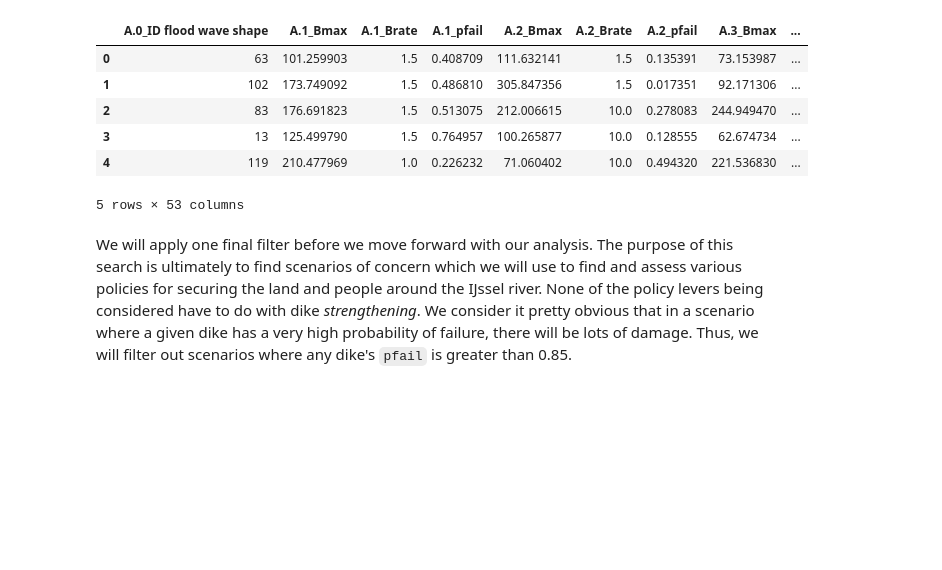
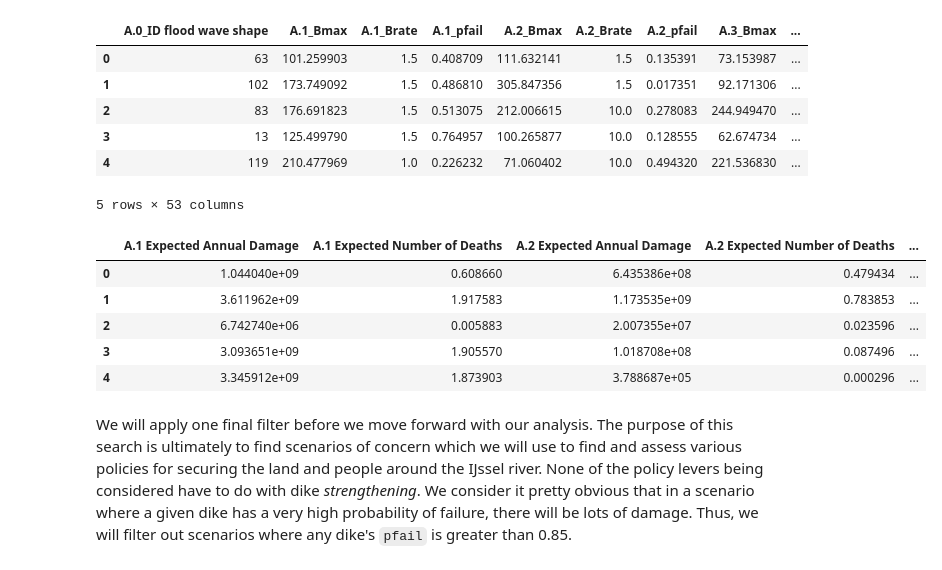
Before and after one commit to ghsher/epa1361_group15, a Jupyter notebook: final assignment/Scenario_Discovery.ipynb, the cells around one changed output. Cells and saved outputs as stored; diff of their text form; code cells hidden in the pictures; blank space fills up the shorter version.

```diff
--- a/final assignment/Scenario_Discovery.ipynb
+++ b/final assignment/Scenario_Discovery.ipynb
@@ -15,7 +15,7 @@ from ema_workbench.analysis import prim
 # %%
 experiment_datetime = "base_case" ## change these 2 lines based on filename you want to read in
 experiment_type = "100000_scenarios" ## "fixed_policies" or "generate_all"
-results = load_results('./output/' + experiment_datetime + '_results__' + experiment_type)
+results = load_results('./output/' + experiment_datetime + '_results__' + experiment_type + '.tar.gz')
 # %%
 experiments, outcomes = results
 experiments.shape
@@ -33,6 +33,15 @@ experiments.head()
 | 3 | 13 | 125.499790 | 1.5 | 0.764957 | 100.265877 | 10.0 | 0.128555 | 62.674734 | ... |
 | 4 | 119 | 210.477969 | 1.0 | 0.226232 | 71.060402 | 10.0 | 0.494320 | 221.536830 | ... |
 5 rows × 53 columns
+# %%
+pd.DataFrame(outcomes).head()
+# %% [output]
+|  | A.1 Expected Annual Damage | A.1 Expected Number of Deaths | A.2 Expected Annual Damage | A.2 Expected Number of Deaths | ... |
+| 0 | 1.044040e+09 | 0.608660 | 6.435386e+08 | 0.479434 | ... |
+| 1 | 3.611962e+09 | 1.917583 | 1.173535e+09 | 0.783853 | ... |
+| 2 | 6.742740e+06 | 0.005883 | 2.007355e+07 | 0.023596 | ... |
+| 3 | 3.093651e+09 | 1.905570 | 1.018708e+08 | 0.087496 | ... |
+| 4 | 3.345912e+09 | 1.873903 | 3.788687e+05 | 0.000296 | ... |
 # %%
 # TODO: Make a 5-outcome PF and undo this part
 # Drop outcomes which we aren't interested in:
```
Also changed, not shown: parts of 26 cells of this notebook, 5 other files.
